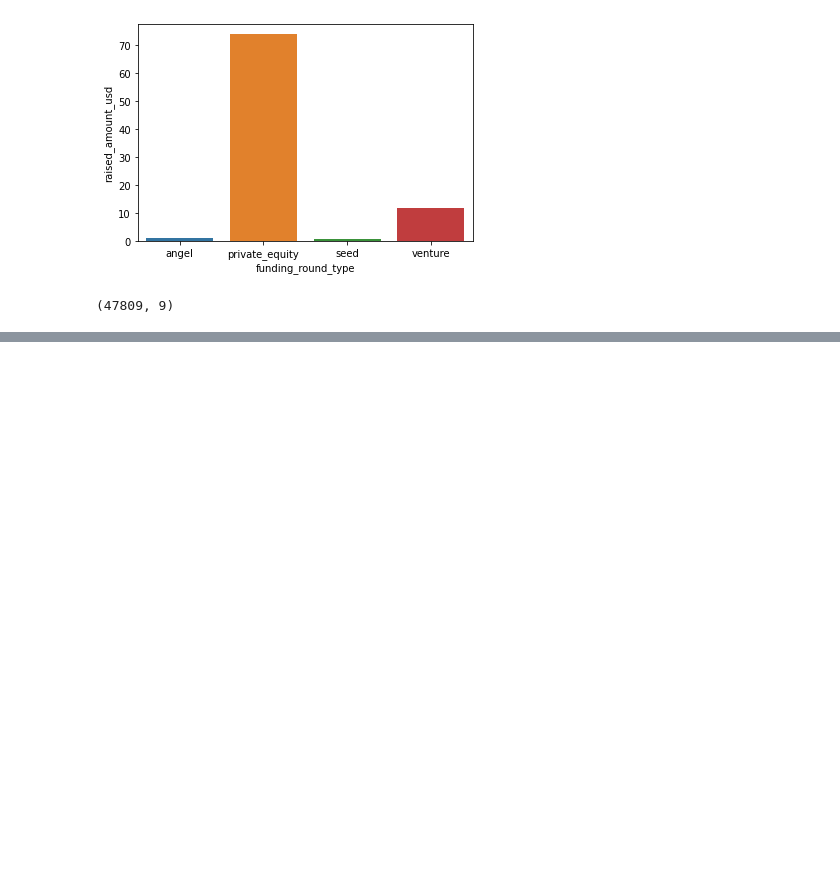
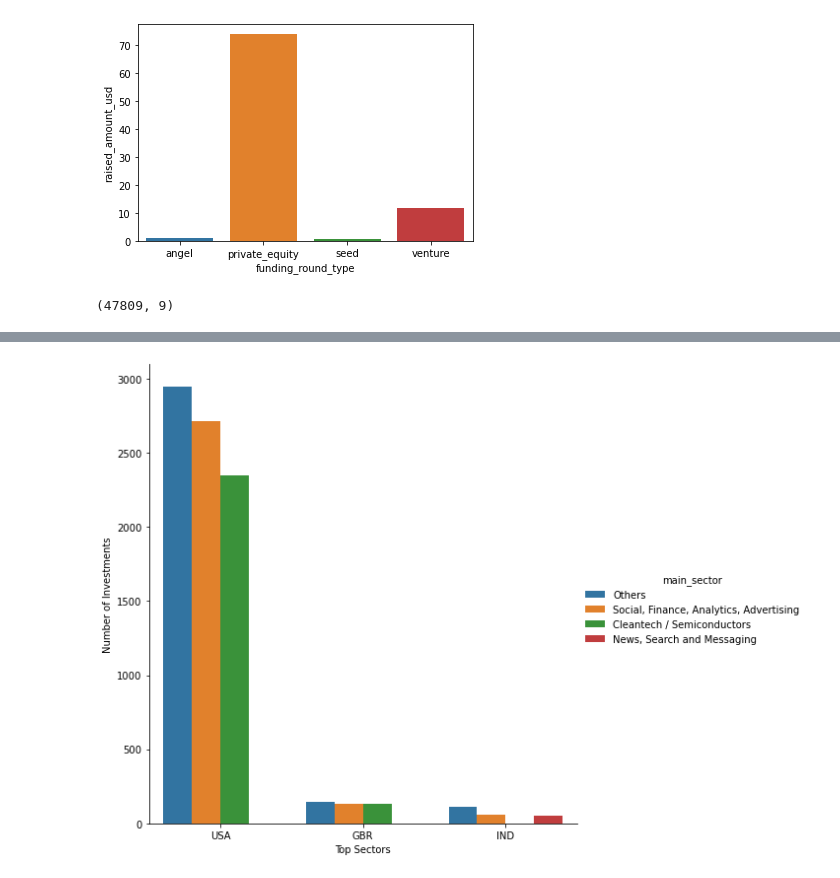
Before and after one commit to khairnardevashish/Investment-Analysis-Spark-Funds-, a Jupyter notebook: Investment_Analysis.ipynb, the cells around one changed output, grey strips where cells are left out. Cells and saved outputs as stored; diff of their text form; code cells hidden in the pictures; blank space fills up the shorter version.

```diff
--- a/Investment_Analysis.ipynb
+++ b/Investment_Analysis.ipynb
@@ -699,0 +702,15 @@ plt.show()
+# %%
+#Dataframe containing USA top three sectors and number of funding
+USA2 = pd.pivot_table(data = USA, index = ['country_code','main_sector'],values = 'raised_amount_usd', aggfunc= len).reset_index()
+USA_top3 = USA2.sort_values(by = 'raised_amount_usd', ascending = False).head(3)
+print(USA_top3,"\n\n")
+
+#Dataframe containing GBR top three sectors and number of funding
+GBR2 = pd.pivot_table(data = GBR, index = ['country_code','main_sector'],values = 'raised_amount_usd', aggfunc= len).reset_index()
+GBR_top3 = GBR2.sort_values(by = 'raised_amount_usd', ascending = False).head(3)
+print(GBR_top3,"\n\n")
+
+#Dataframe containing USA top three sectors and number of funding
+IND2 = pd.pivot_table(data = IND, index = ['country_code','main_sector'],values = 'raised_amount_usd', aggfunc= len).reset_index()
+IND_top3 = IND2.sort_values(by = 'raised_amount_usd', ascending = False).head(3)
+print(IND_top3)
@@ -699,0 +734,10 @@ plt.show()
+# %%
+#merging the results of pivot table in one df to draw the plot
+USA_GBR = pd.merge(USA_top3, GBR_top3, how = 'outer')
+USA_GBR_IND = pd.merge(USA_GBR, IND_top3, how='outer')
+# %%
+fig = sns.catplot(data = USA_GBR_IND, x='country_code', y ='raised_amount_usd', hue='main_sector', kind='bar', height = 7)
+fig.set_axis_labels('Top Sectors', 'Number of Investments')
+plt.show()
+# %% [output]
+[figure, added]
```
Also changed, not shown: parts of 5 cells of this notebook.
